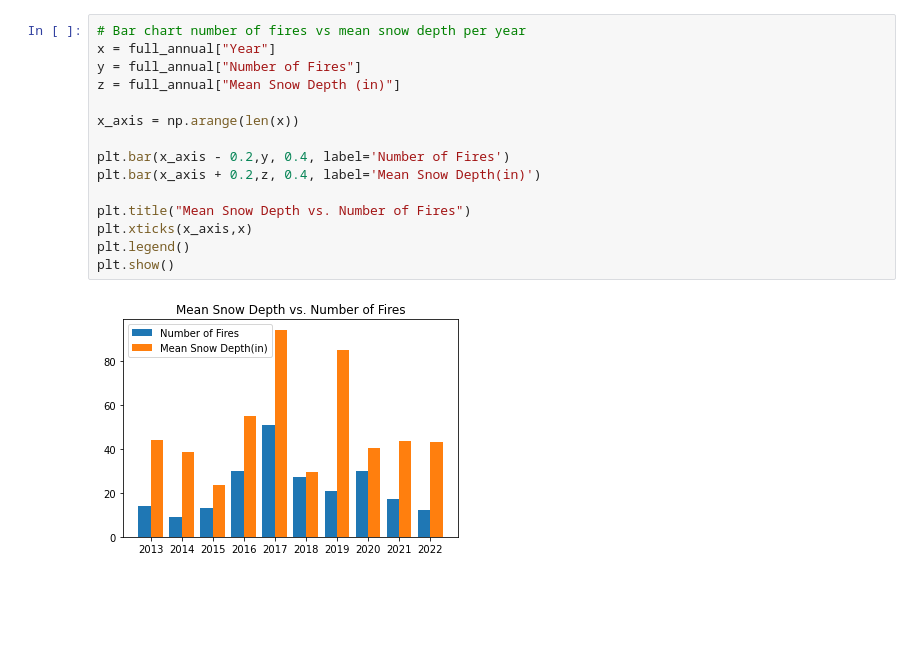
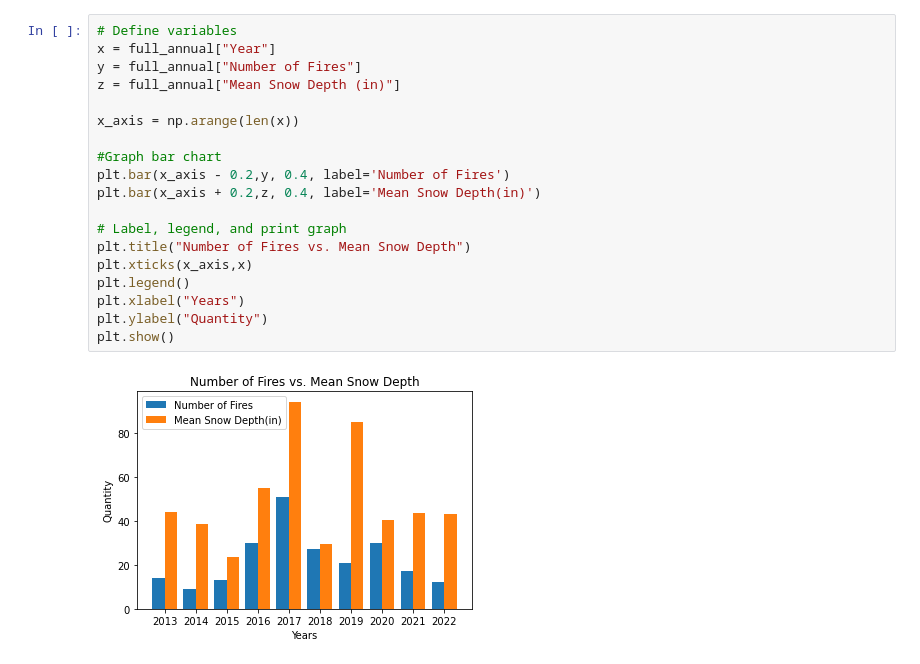
Before and after one commit to Jed-Miller/project1_group10, a Jupyter notebook: fire_snow_linear_visual.ipynb, the cells around one changed output. Drawn from its saved outputs; the diff is of its cells as text; blank space fills up the shorter version.

```diff
--- a/fire_snow_linear_visual.ipynb
+++ b/fire_snow_linear_visual.ipynb
@@ -68,18 +87,22 @@ plt.show()
 # %%
-# Bar chart number of fires vs mean snow depth per year
+# Define variables
 x = full_annual["Year"]
 y = full_annual["Number of Fires"]
 z = full_annual["Mean Snow Depth (in)"]
 
 x_axis = np.arange(len(x))
 
+#Graph bar chart
 plt.bar(x_axis - 0.2,y, 0.4, label='Number of Fires')
 plt.bar(x_axis + 0.2,z, 0.4, label='Mean Snow Depth(in)')
 
-plt.title("Mean Snow Depth vs. Number of Fires")
+# Label, legend, and print graph
+plt.title("Number of Fires vs. Mean Snow Depth")
 plt.xticks(x_axis,x)
 plt.legend()
+plt.xlabel("Years")
+plt.ylabel("Quantity")
 plt.show()
 # %% [output]
-[figure, old version]
+[figure, new version]
 # %%
```
Also changed, not shown: parts of 7 cells of this notebook.
